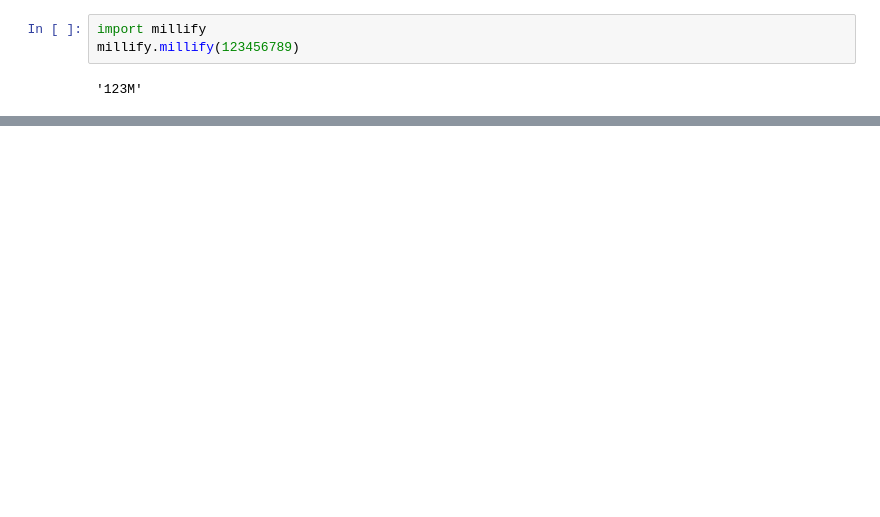
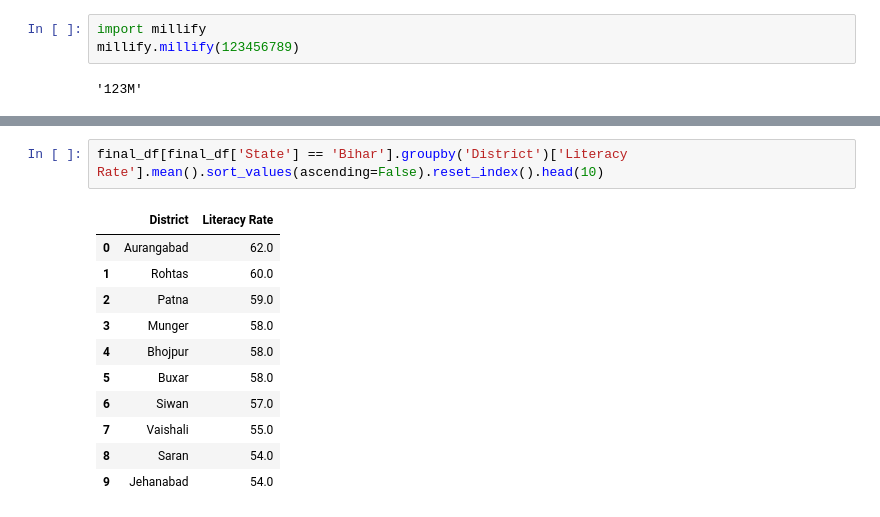
Before and after one commit to yaranathakur/Dashboard-Census-of-India-Project-Using-Plotly-and-Streamlit, a Jupyter notebook: CensusofIndiaDetailed.ipynb, the cells around one changed output, grey strips where cells are left out. Cells and saved outputs as stored; diff of their text form; blank space fills up the shorter version.

```diff
--- a/CensusofIndiaDetailed.ipynb
+++ b/CensusofIndiaDetailed.ipynb
@@ -155,0 +170,14 @@ millify.millify(123456789)
+# %%
+final_df[final_df['State'] == 'Bihar'].groupby('District')['Literacy Rate'].mean().sort_values(ascending=False).reset_index().head(10)
+# %% [output]
+|  | District | Literacy Rate |
+| 0 | Aurangabad | 62.0 |
+| 1 | Rohtas | 60.0 |
+| 2 | Patna | 59.0 |
+| 3 | Munger | 58.0 |
+| 4 | Bhojpur | 58.0 |
+| 5 | Buxar | 58.0 |
+| 6 | Siwan | 57.0 |
+| 7 | Vaishali | 55.0 |
+| 8 | Saran | 54.0 |
+| 9 | Jehanabad | 54.0 |
```
Also changed, not shown: parts of 20 cells of this notebook, 2 other files.
